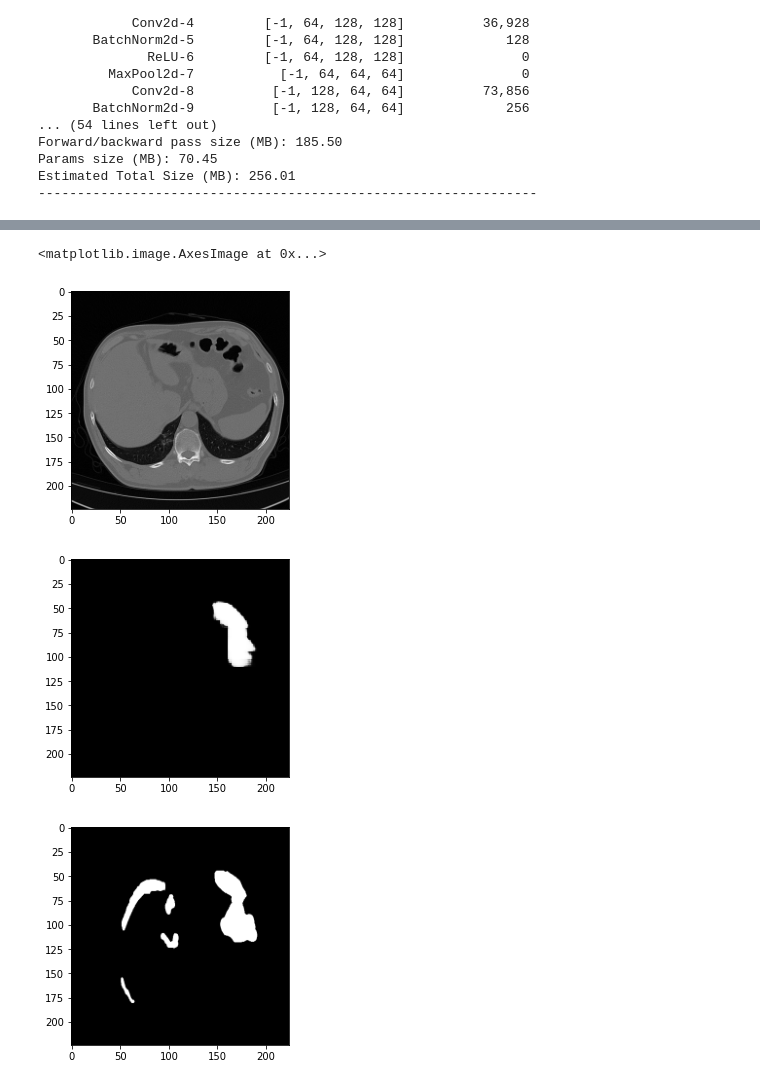
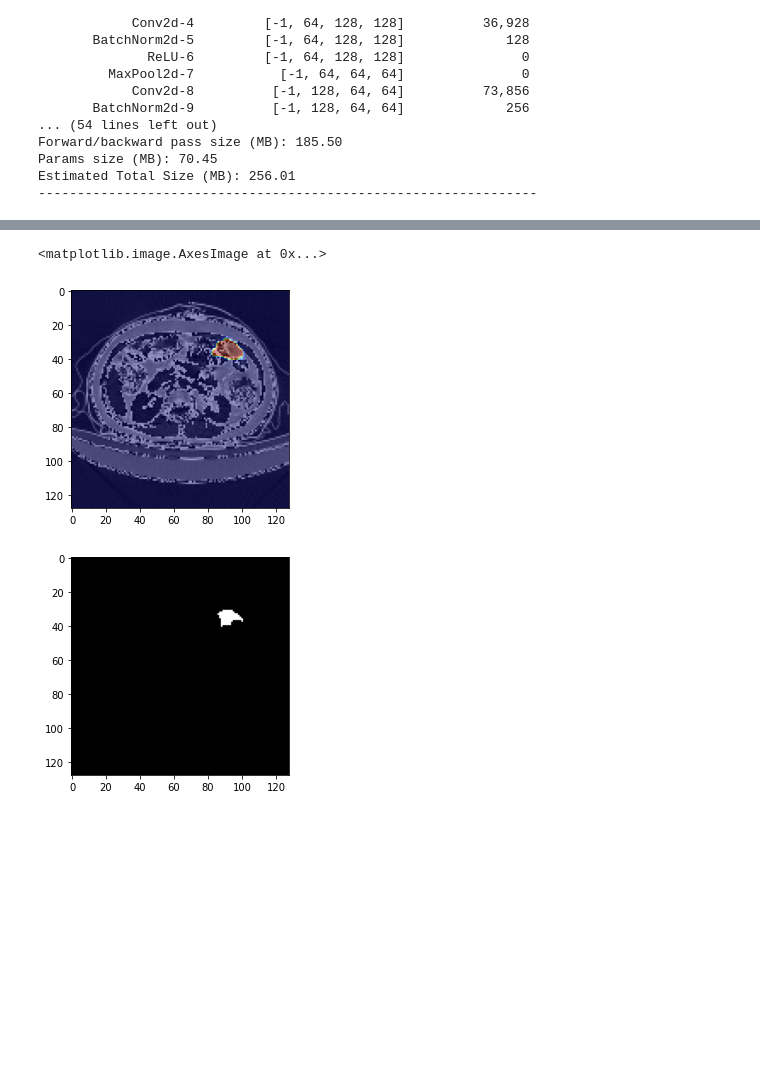
Before and after one commit to alecbidaran/Chest-CTs-image-segmentation-with-UNET, a Jupyter notebook: medical_segmentation_pytorch.ipynb, the cells around one changed output, grey strips where cells are left out. Saved outputs shown, nothing was run; the diff lists cells and outputs as text; code cells hidden in the pictures; blank space fills up the shorter version.

```diff
--- a/medical_segmentation_pytorch.ipynb
+++ b/medical_segmentation_pytorch.ipynb
@@ -55,6 +71,7 @@ def read_ct(path):
   array=np.rot90(np.array(array,dtype=np.float32))
   return array
 # %%
-pd.read_csv("metadata.csv").sample(5)
+data=pd.read_csv("metadata.csv")
+data
 # %% [output]
 |  | ct_scan | lung_mask | infection_mask | lung_and_infection_mask |
@@ -86,18 +111,18 @@ plt.imshow(mask[...,20],cmap='gray')
 # %%
 CT = []
 Mask = []
-img_size = 224
+img_size =128
 
 
 
 
-for case in range(10): #Concat all cases to list
+for case in range(len(data)): #Concat all cases to list
     ct = read_ct(CT_scans[case])
     mask = read_ct(Mask_scan[case])
 
     for imgsize in range(35):
-        ct_img = cv2.resize(ct[..., imgsize], dsize = (img_size, img_size),interpolation = cv2.INTER_AREA).astype('float64')
-        mask_img = cv2.resize(mask[...,imgsize],dsize=(img_size, img_size),interpolation = cv2.INTER_AREA).astype('float64')
+        ct_img = cv2.resize(ct[..., imgsize], dsize = (img_size, img_size),interpolation = cv2.INTER_AREA).astype('uint8')
+        mask_img = cv2.resize(mask[...,imgsize],dsize=(img_size, img_size),interpolation = cv2.INTER_AREA).astype('uint8')
         CT.append(ct_img[np.newaxis,...])
         Mask.append(mask_img[np.newaxis,...])
 # %%
@@ -126,7 +151,7 @@ class CT_dataset(Dataset):
         return ims, ce_masks
 # %%
 from sklearn.model_selection import train_test_split
-x_train,x_test,y_train,y_test=train_test_split(norm_data,Mask,test_size=0.1,random_state=42)
+x_train,x_test,y_train,y_test=train_test_split(norm_data,Mask,test_size=0.2,random_state=42)
 # %%
 train_dataset=CT_dataset(x_train,y_train)
 test_dataset=CT_dataset(x_test,y_test)
@@ -198,7 +223,7 @@ class tinyUNet(nn.Module):
         self.conv9 = conv(64 +64, 64)
         self.up_conv10 = up_conv(64, 32)
         self.conv10 = conv(32 + 64, 32)
-        self.conv11 = nn.Conv2d(64, out_channels, kernel_size=1)
+        self.conv11 = nn.Conv2d(64, out_channels, kernel_size=1,padding="same")
         self.sigmoid=nn.Sigmoid()
     def forward(self, x):
         block1 = self.block1(x)
@@ -333,16 +362,13 @@ valid_dl=torch.utils.data.DataLoader(test_dataset,batch_size=1,shuffle=True,coll
 # %%
 img,mask=next(iter(valid_dl))
 pimg=img[0].squeeze(0).detach().cpu().numpy()
 _mask=model(img)
 plt.imshow(pimg,cmap="gray")
-plt.figure()
-
-plt.imshow(_mask[0].squeeze(0).cpu().detach().numpy(),cmap="gray")
+plt.imshow(_mask[0].squeeze(0).cpu().detach().numpy(),cmap="jet",alpha=0.4)
 plt.figure()
 
 plt.imshow(mask[0].squeeze(0).cpu().detach().numpy(),cmap="gray")
 # %% [output]
 <matplotlib.image.AxesImage at 0x...>
-[figure, old version]
+[figure, new version]
-[figure, old version]
+[figure, new version]
-[figure, removed]
```
Also changed, not shown: parts of 24 cells of this notebook.
